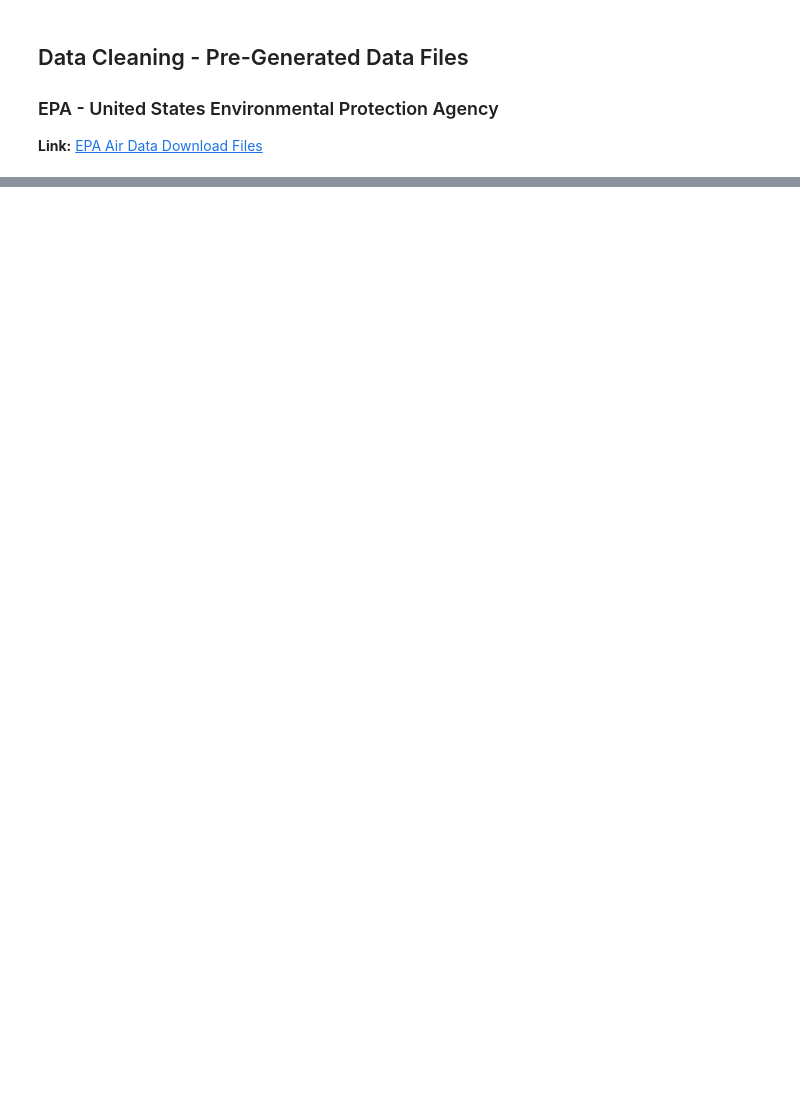
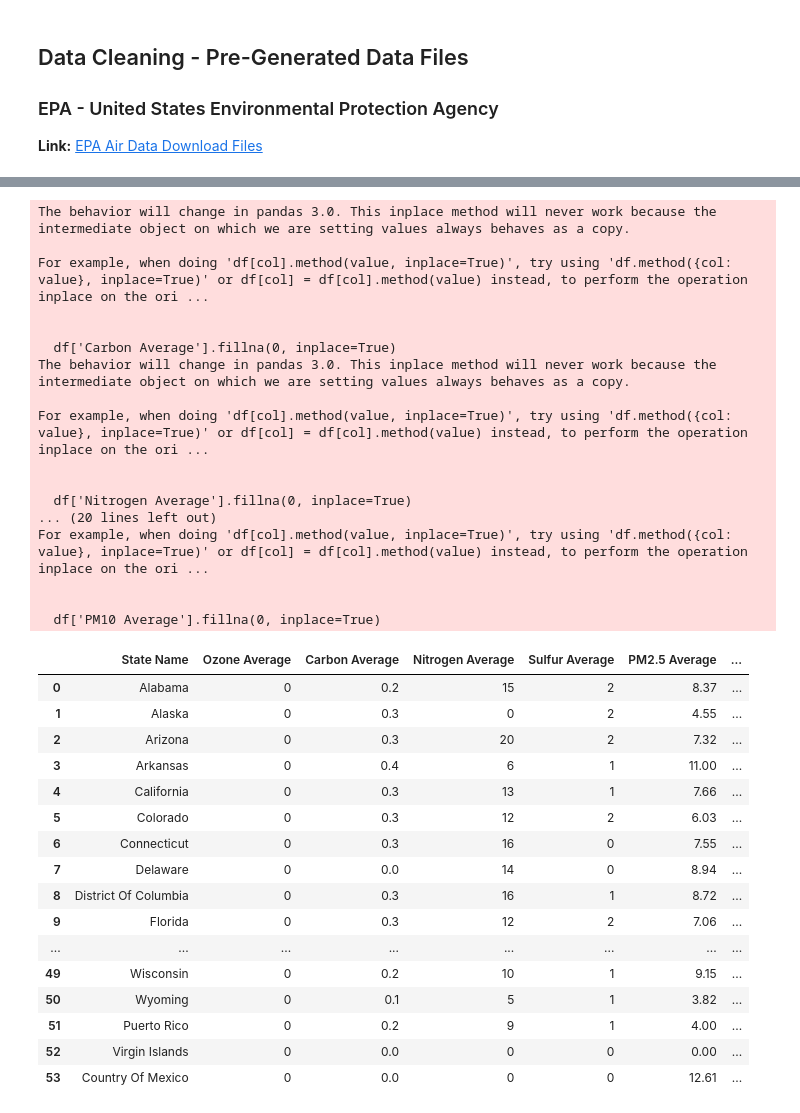
Before and after one commit to Rahib-Khan/Air_Quality_Predictor, a Jupyter notebook: src/data-cleaning.ipynb, the cells around one changed output, grey strips where cells are left out. Saved outputs shown, nothing was run; the diff lists cells and outputs as text; code cells hidden in the pictures; blank space fills up the shorter version.

```diff
--- a/src/data-cleaning.ipynb
+++ b/src/data-cleaning.ipynb
@@ -168,5 +290,13 @@ df
 # %%
 #Breakpoints
+
+df['Carbon Average'].fillna(0, inplace=True)
+df['Nitrogen Average'].fillna(0, inplace=True)
+df['Ozone Average'].fillna(0, inplace=True)
+df['Sulfur Average'].fillna(0, inplace=True)
+df['PM2.5 Average'].fillna(0, inplace=True)
+df['PM10 Average'].fillna(0, inplace=True)
+
 
 pm25_breakpoints = {
     (0.0, 12.0): (0, 50),
@@ -203,38 +333,84 @@ ozone_breakpoints = {
     (86, 105): (151, 200),
     (106, 200): (201, 300)
 }
 carbon_breakpoints = {
     (0, 4.4): (0, 50),
     (4.5, 9.4): (51, 100),
     (9.5, 12.4): (101, 150),
     (12.5, 15.4): (151, 200),
     (15.5, 30.4): (201, 300)
 }
 
 sulphur_breakpoints = {
     (0, 35.9): (0, 50),
     (36, 76.9): (51, 100),
     (77, 185.9): (101, 150),
     (186, 304.9): (151, 200),
     (305, 604.9): (201, 300)
 }
 
 def calculate_aqi_from_concentration(concentration, breakpoints):
     for (bp_lo, bp_hi), (aqi_lo, aqi_hi) in breakpoints.items():
         if bp_lo <= concentration <= bp_hi:
-            return ((aqi_hi - aqi_lo) / (bp_hi - bp_lo)) * (concentration - bp_lo) + aqi_lo
+            return round(((aqi_hi - aqi_lo) / (bp_hi - bp_lo)) * (concentration - bp_lo) + aqi_lo)
     # Return maximum AQI value otherwise
     return 500
 
 # Truncate the concentration values according to the rules
-df['Fine particles (PM 2.5)'] = df['Fine particles (PM 2.5)'].apply(lambda x: round(x, 1))
-df['Nitrogen dioxide (NO2)'] = df['Nitrogen dioxide (NO2)'].apply(lambda x: round(x))
-df['Ozone (O3)'] = df['Ozone (O3)'].apply(lambda x: round(x))
+df['Carbon Average'] = df['Carbon Average'].apply(lambda x: round(x, 1))
+df['Nitrogen Average'] = df['Nitrogen Average'].apply(lambda x: round(x))
+df['Ozone Average'] = df['Ozone Average'].apply(lambda x: round(x))
+df['Sulfur Average'] = df['Sulfur Average'].apply(lambda x: round(x))
+df['PM2.5 Average'] = df['PM2.5 Average'].apply(lambda x: round(x, 2))
+df['PM10 Average'] = df['PM10 Average'].apply(lambda x: round(x, 2))
 
+
+df
 # Calculate the AQI for each pollutant
-df['PM2.5 AQI'] = df['Fine particles (PM 2.5)'].apply(lambda x: calculate_aqi_from_concentration(x, pm25_breakpoints))
-df['NO2 AQI'] = df['Nitrogen dioxide (NO2)'].apply(lambda x: calculate_aqi_from_concentration(x, no2_breakpoints))
-df['Ozone AQI'] = df['Ozone (O3)'].apply(lambda x: calculate_aqi_from_concentration(x, ozone_breakpoints))
+df['Ozone AQI'] = df['Ozone Average'].apply(lambda x: calculate_aqi_from_concentration(x, ozone_breakpoints))
+df['Carbon AQI'] = df['Carbon Average'].apply(lambda x: calculate_aqi_from_concentration(x, carbon_breakpoints))
+df['Nitrogen AQI'] = df['Nitrogen Average'].apply(lambda x: calculate_aqi_from_concentration(x, no2_breakpoints))
+df['Sulfur AQI'] = df['Sulfur Average'].apply(lambda x: calculate_aqi_from_concentration(x, sulphur_breakpoints))
+df['PM2.5 AQI'] = df['PM2.5 Average'].apply(lambda x: calculate_aqi_from_concentration(x, pm25_breakpoints))
+df['PM10 AQI'] = df['PM10 Average'].apply(lambda x: calculate_aqi_from_concentration(x, pm10_breakpoints))
 
+
+df
+#df['Overall AQI'] =
 # The overall AQI for the date would be the maximum AQI value across all pollutants
-AQdf['AQI'] = df[['PM2.5 AQI', 'NO2 AQI', 'Ozone AQI']].mean(axis=1).round().astype(int)
+#AQdf['AQI'] = df[['PM2.5 AQI', 'NO2 AQI', 'Ozone AQI']].mean(axis=1).round().astype(int)
+# %% [output]
+The behavior will change in pandas 3.0. This inplace method will never work because the intermediate object on which we are setting values always behaves as a copy.
+
+For example, when doing 'df[col].method(value, inplace=True)', try using 'df.method({col: value}, inplace=True)' or df[col] = df[col].method(value) instead, to perform the operation inplace on the ori ...
+
+
+  df['Carbon Average'].fillna(0, inplace=True)
+The behavior will change in pandas 3.0. This inplace method will never work because the intermediate object on which we are setting values always behaves as a copy.
+
+For example, when doing 'df[col].method(value, inplace=True)', try using 'df.method({col: value}, inplace=True)' or df[col] = df[col].method(value) instead, to perform the operation inplace on the ori ...
+
+
+  df['Nitrogen Average'].fillna(0, inplace=True)
+... (20 lines left out)
+For example, when doing 'df[col].method(value, inplace=True)', try using 'df.method({col: value}, inplace=True)' or df[col] = df[col].method(value) instead, to perform the operation inplace on the ori ...
+
+
+  df['PM10 Average'].fillna(0, inplace=True)
+|  | State Name | Ozone Average | Carbon Average | Nitrogen Average | Sulfur Average | PM2.5 Average | ... |
+| 0 | Alabama | 0 | 0.2 | 15 | 2 | 8.37 | ... |
+| 1 | Alaska | 0 | 0.3 | 0 | 2 | 4.55 | ... |
+| 2 | Arizona | 0 | 0.3 | 20 | 2 | 7.32 | ... |
+| 3 | Arkansas | 0 | 0.4 | 6 | 1 | 11.00 | ... |
+| 4 | California | 0 | 0.3 | 13 | 1 | 7.66 | ... |
+| 5 | Colorado | 0 | 0.3 | 12 | 2 | 6.03 | ... |
+| 6 | Connecticut | 0 | 0.3 | 16 | 0 | 7.55 | ... |
+| 7 | Delaware | 0 | 0.0 | 14 | 0 | 8.94 | ... |
+| 8 | District Of Columbia | 0 | 0.3 | 16 | 1 | 8.72 | ... |
+| 9 | Florida | 0 | 0.3 | 12 | 2 | 7.06 | ... |
+| ... | ... | ... | ... | ... | ... | ... | ... |
+| 49 | Wisconsin | 0 | 0.2 | 10 | 1 | 9.15 | ... |
+| 50 | Wyoming | 0 | 0.1 | 5 | 1 | 3.82 | ... |
+| 51 | Puerto Rico | 0 | 0.2 | 9 | 1 | 4.00 | ... |
+| 52 | Virgin Islands | 0 | 0.0 | 0 | 0 | 0.00 | ... |
+| 53 | Country Of Mexico | 0 | 0.0 | 0 | 0 | 12.61 | ... |
```
Also changed, not shown: parts of 8 cells of this notebook.
